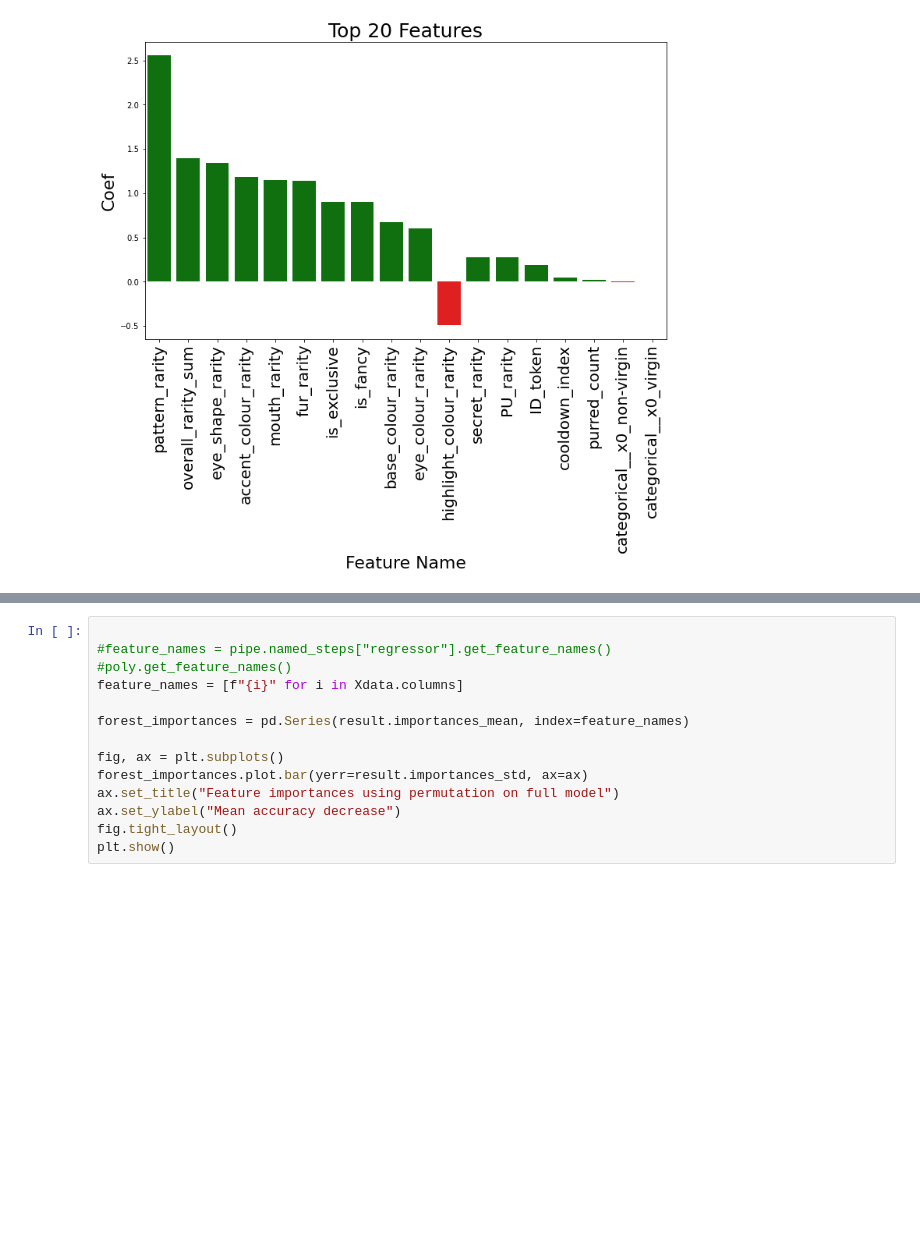
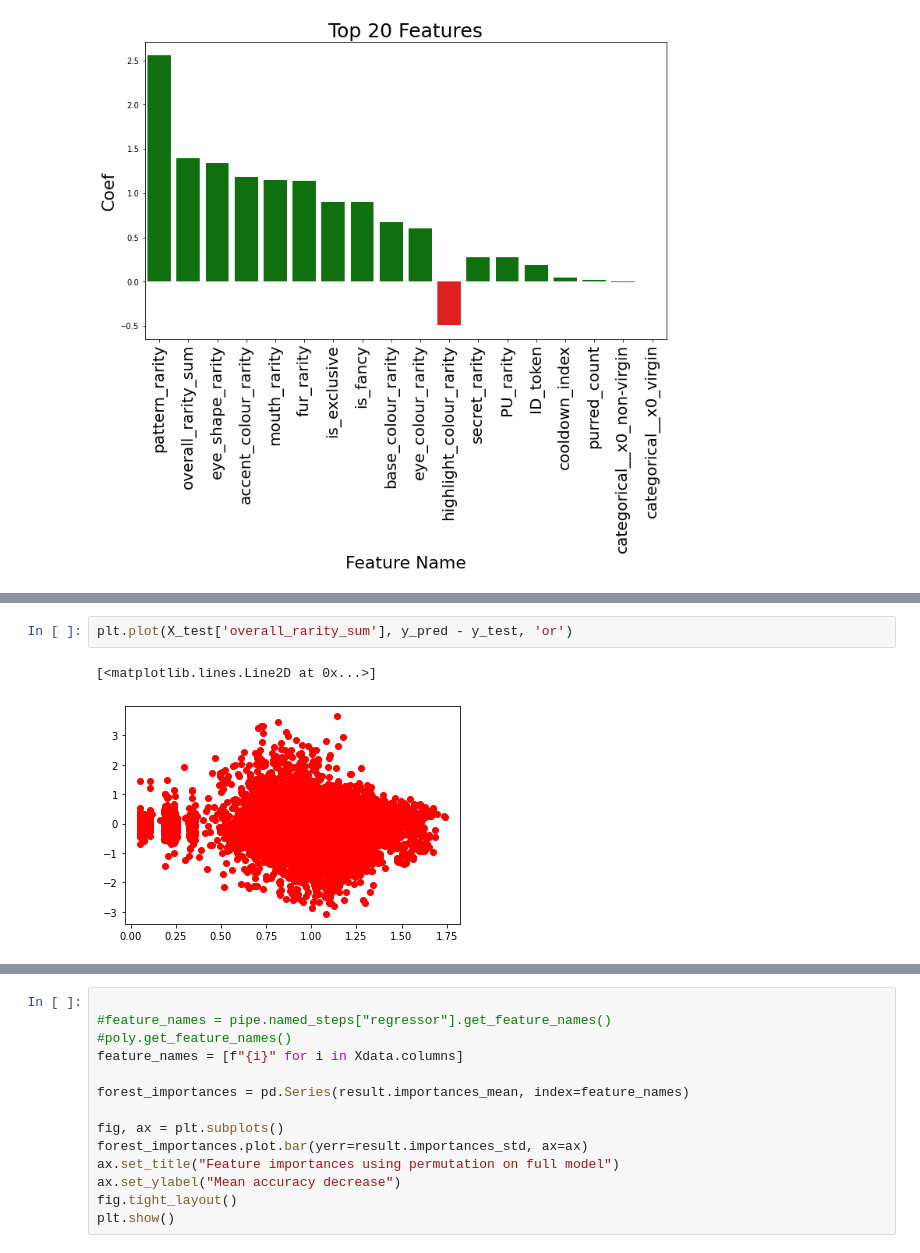
Before and after one commit to csgorham/cryptokitties-heroku, a Jupyter notebook: merge_DATA_go-CRYPTOKITTYAPI.ipynb, the cells around one changed output, grey strips where cells are left out. Cells and saved outputs as stored; diff of their text form; blank space fills up the shorter version.

```diff
--- a/merge_DATA_go-CRYPTOKITTYAPI.ipynb
+++ b/merge_DATA_go-CRYPTOKITTYAPI.ipynb
@@ -951,0 +935,5 @@ Elapsed time to compute the importances: 8.132 seconds
+# %%
+plt.plot(X_test['overall_rarity_sum'], y_pred - y_test, 'or')
+# %% [output]
+[<matplotlib.lines.Line2D at 0x...>]
+[figure, added]
```
Also changed, not shown: parts of 33 cells of this notebook, 2 other files.
